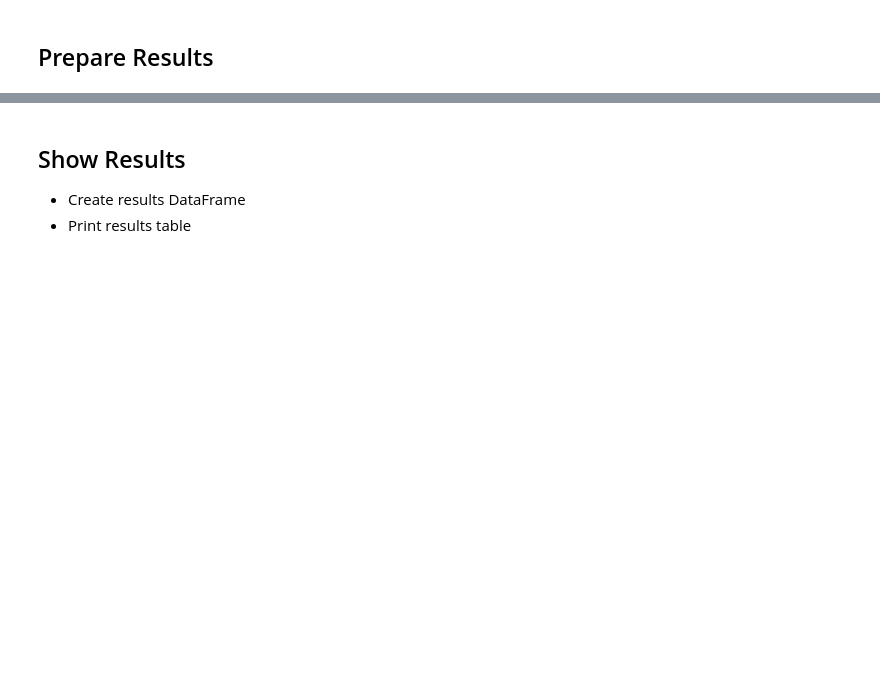
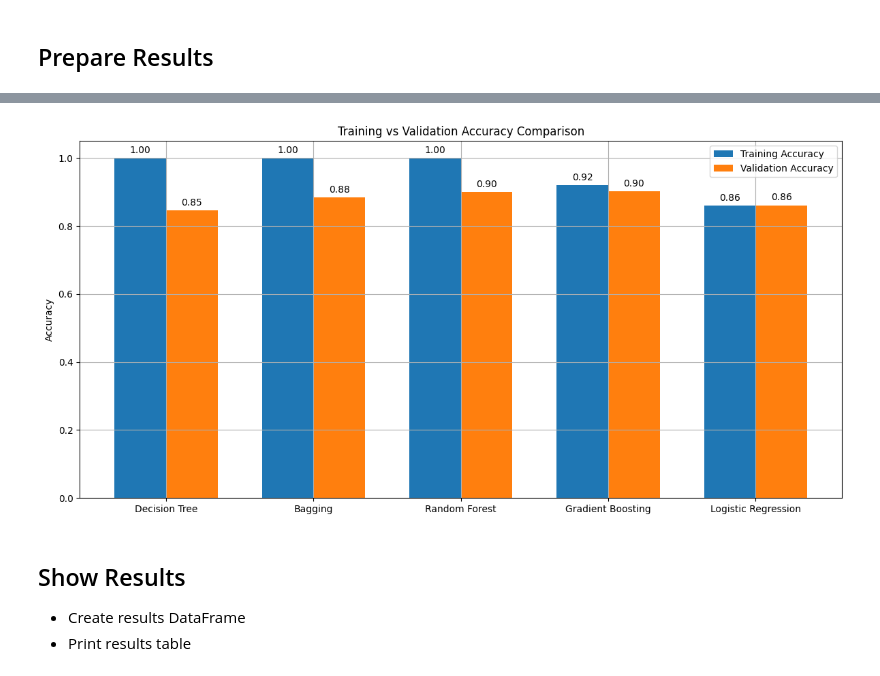
Before and after one commit to whinton0/py, a Jupyter notebook: treebasedobesity.ipynb, the cells around one changed output, grey strips where cells are left out. Drawn from its saved outputs; the diff is of its cells as text; code cells hidden in the pictures; blank space fills up the shorter version.

```diff
--- a/treebasedobesity.ipynb
+++ b/treebasedobesity.ipynb
@@ -63,24 +63,81 @@ models = {
 # %% [markdown]
 ## Prepare Results
 # %%
-results = []
-for name, model in models.items():
-    model.fit(X, y)
-    preds = model.predict(X)
-    report = classification_report(y, preds, output_dict=True)
-    acc = accuracy_score(y, preds)
+# Import libraries
 
-    results.append({
-        "Model": name.upper(),
-        "Accuracy": round(acc, 4),
-        "Precision (macro avg)": round(report["macro avg"]["precision"], 4),
-        "Recall (macro avg)": round(report["macro avg"]["recall"], 4),
-        "F1-score (macro avg)": round(report["macro avg"]["f1-score"], 4)
-    })
+from sklearn.metrics import accuracy_score
+from sklearn.model_selection import train_test_split
+import matplotlib.pyplot as plt
+import numpy as np
+import pandas as pd
 
-    # Create submission predictions
-    test_preds = model.predict(X_test_final)
-    test_labels = le_target.inverse_transform(test_preds)
-    test_ids = list(range(20758, 20758 + len(test_labels)))
-    submission = pd.DataFrame({"id": test_ids, "NObeyesdad": test_labels})
-    submission.to_csv(f"submission_{name}.csv", index=False)
+# Create a Training/Validation Split
+
+X_train, X_val, y_train, y_val = train_test_split(X, y, test_size=0.2, random_state=42)
+
+# Retrain models on Training Set
+
+dt_model = DecisionTreeClassifier().fit(X_train, y_train)
+bag_model = BaggingClassifier().fit(X_train, y_train)
+rfc_model = RandomForestClassifier().fit(X_train, y_train)
+gbc_model = GradientBoostingClassifier().fit(X_train, y_train)
+log_model = LogisticRegression(max_iter=5000).fit(X_train, y_train)
+
+# Predict on Validation Set
+
+dt_preds = dt_model.predict(X_val)
+bag_preds = bag_model.predict(X_val)
+rfc_preds = rfc_model.predict(X_val)
+gbc_preds = gbc_model.predict(X_val)
+log_preds = log_model.predict(X_val)
+
+# Calculate validation accuracies
+
+dt_val_acc = accuracy_score(y_val, dt_preds)
+bag_val_acc = accuracy_score(y_val, bag_preds)
+rfc_val_acc = accuracy_score(y_val, rfc_preds)
+gbc_val_acc = accuracy_score(y_val, gbc_preds)
+log_val_acc = accuracy_score(y_val, log_preds)
+
+# Assume these training accuracies were known (replace if available)
+
+train_accuracies = [1.00, 1.00, 1.00, 0.92, 0.86]
+val_accuracies = [dt_val_acc, bag_val_acc, rfc_val_acc, gbc_val_acc, log_val_acc]
+model_names = ['Decision Tree', 'Bagging', 'Random Forest', 'Gradient Boosting', 'Logistic Regression']
+
+# Print validation results
+
+print("\nValidation Accuracies:")
+for name, acc in zip(model_names, val_accuracies):
+    print(f"{name}: {acc:.4f}")
+
+# Plot Training vs Validation Accuracies
+
+x = np.arange(len(model_names))  # label locations
+width = 0.35  # width of bars
+
+fig, ax = plt.subplots(figsize=(12,6))
+rects1 = ax.bar(x - width/2, train_accuracies, width, label='Training Accuracy')
+rects2 = ax.bar(x + width/2, val_accuracies, width, label='Validation Accuracy')
+
+ax.set_ylabel('Accuracy')
+ax.set_title('Training vs Validation Accuracy Comparison')
+ax.set_xticks(x)
+ax.set_xticklabels(model_names)
+ax.set_ylim(0, 1.05)
+ax.legend()
+
+def autolabel(rects):
+    for rect in rects:
+        height = rect.get_height()
+        ax.annotate(f'{height:.2f}', xy=(rect.get_x() + rect.get_width() / 2, height),
+                    xytext=(0, 3), textcoords='offset points',
+                    ha='center', va='bottom')
+
+autolabel(rects1)
+autolabel(rects2)
+
+fig.tight_layout()
+plt.grid(True)
+plt.show()
+# %% [output]
@@ -87,3 +150,4 @@ for name, model in models.items():
+[figure, added]
 # %% [markdown]
 ## Show Results
 - Create results DataFrame
```
Also changed, not shown: parts of 7 cells of this notebook.
